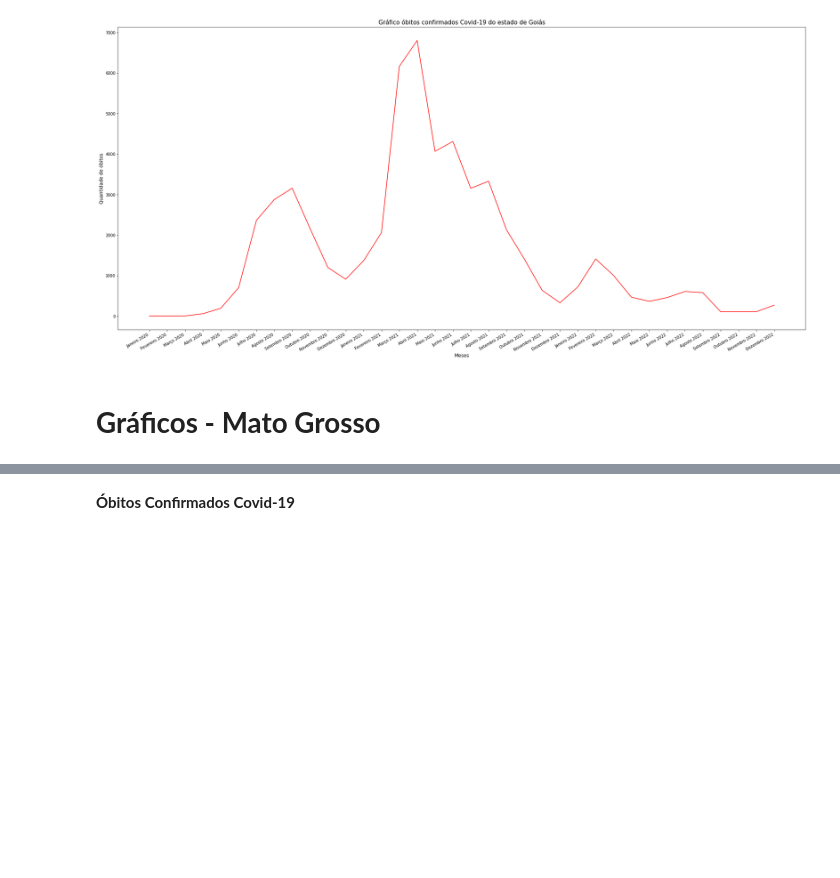
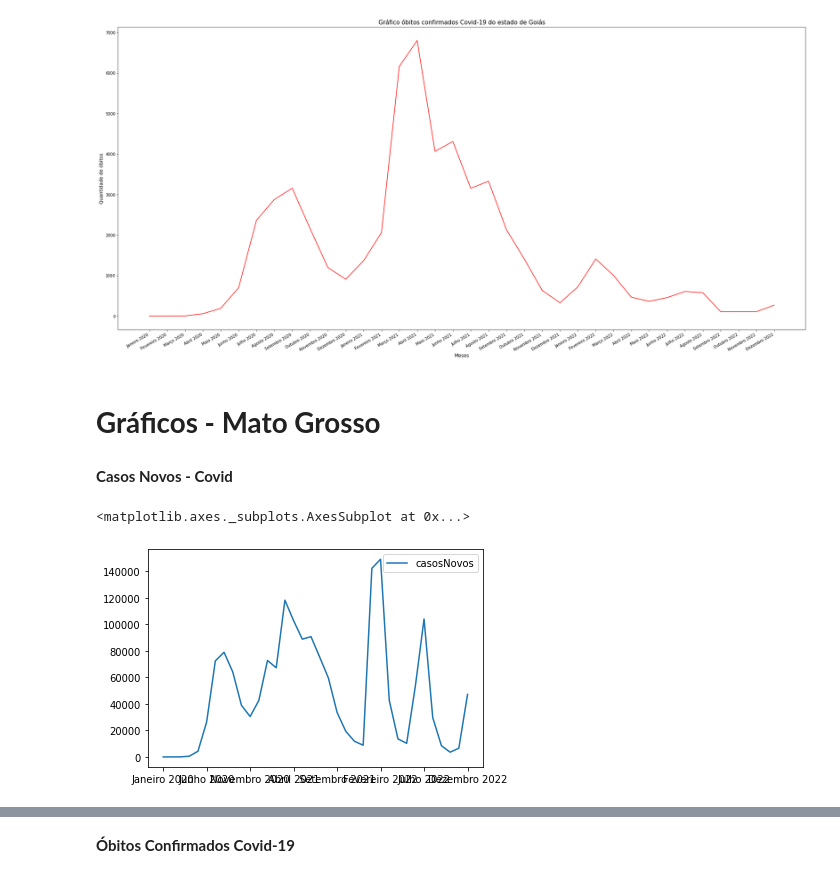
Before and after one commit to laysfreitas/Covid_Dados, a Jupyter notebook: Covid_19_Obitos.ipynb, the cells around one changed output, grey strips where cells are left out. Drawn from its saved outputs; the diff is of its cells as text; code cells hidden in the pictures; blank space fills up the shorter version.

```diff
--- a/Covid_19_Obitos.ipynb
+++ b/Covid_19_Obitos.ipynb
@@ -237,3 +435,10 @@ Result_MT_Obitos['Dezembro 2020'] = df_MT_obitos.query('dataNotificacao.str.star
+# %%
+Result_MT['Julho 2021'] = df_MT_ocupacao.query('dataNotificacao.str.startswith("2021-07").values').sum()
+Result_MT['Agosto 2021'] = df_MT_ocupacao.query('dataNotificacao.str.startswith("2021-08").values').sum()
+Result_MT['Setembro 2021'] = df_MT_ocupacao.query('dataNotificacao.str.startswith("2021-09").values').sum()
+Result_MT['Outubro 2021'] = df_MT_ocupacao.query('dataNotificacao.str.startswith("2021-10").values').sum()
+Result_MT['Novembro 2021'] = df_MT_ocupacao.query('dataNotificacao.str.startswith("2021-11").values').sum()
+Result_MT['Dezembro 2021'] = df_MT_ocupacao.query('dataNotificacao.str.startswith("2021-12").values').sum()
 # %%
 Result_MT_Obitos['Janeiro 2021'] = df_MT_obitos.query('dataNotificacao.str.startswith("2021-01").values').sum()
 Result_MT_Obitos['Fevereiro 2021'] = df_MT_obitos.query('dataNotificacao.str.startswith("2021-02").values').sum()
@@ -252,6 +457,20 @@ Result_MT_Obitos['Dezembro 2021'] = df_MT_obitos.query('dataNotificacao.str.star
 
 
 > 2022
+# %%
+Result_MT['Janeiro 2022'] = df_MT_ocupacao.query('dataNotificacao.str.startswith("2022-01").values').sum()
+Result_MT['Fevereiro 2022'] = df_MT_ocupacao.query('dataNotificacao.str.startswith("2022-02").values').sum()
+Result_MT['Março 2022'] = df_MT_ocupacao.query('dataNotificacao.str.startswith("2022-03").values').sum()
+Result_MT['Abril 2022'] = df_MT_ocupacao.query('dataNotificacao.str.startswith("2022-04").values').sum()
+Result_MT['Maio 2022'] = df_MT_ocupacao.query('dataNotificacao.str.startswith("2022-05").values').sum()
+Result_MT['Junho 2022'] = df_MT_ocupacao.query('dataNotificacao.str.startswith("2022-06").values').sum()
+# %%
+Result_MT['Julho 2022'] = df_MT_ocupacao.query('dataNotificacao.str.startswith("2022-07").values').sum()
+Result_MT['Agosto 2022'] = df_MT_ocupacao.query('dataNotificacao.str.startswith("2022-08").values').sum()
+Result_MT['Setembro 2022'] = df_MT_ocupacao.query('dataNotificacao.str.startswith("2022-09").values').sum()
+Result_MT['Outubro 2022'] = df_MT_ocupacao.query('dataNotificacao.str.startswith("2022-10").values').sum()
+Result_MT['Novembro 2022'] = df_MT_ocupacao.query('dataNotificacao.str.startswith("2022-11").values').sum()
+Result_MT['Dezembro 2022'] = df_MT_ocupacao.query('dataNotificacao.str.startswith("2022-12").values').sum()
 # %%
 Result_MT_Obitos['Janeiro 2022'] = df_MT_obitos.query('dataNotificacao.str.startswith("2022-01").values').sum()
 Result_MT_Obitos['Fevereiro 2022'] = df_MT_obitos.query('dataNotificacao.str.startswith("2022-02").values').sum()
@@ -268,0 +495,3 @@ Result_MT_Obitos['Dezembro 2022'] = df_MT_obitos.query('dataNotificacao.str.star
+# %%
+Result_MT = Result_MT.drop('dataNotificacao')
+Result_MT = Result_MT.T
@@ -573,3 +1005,10 @@ plt.show()
 [figure]
 # %% [markdown]
 # **Gráficos - Mato Grosso**
+# %% [markdown]
+**Casos Novos - Covid**
+# %%
+Result_MT.plot()
+# %% [output]
+<matplotlib.axes._subplots.AxesSubplot at 0x...>
+[figure, added]
```
Also changed, not shown: parts of 83 cells of this notebook.
